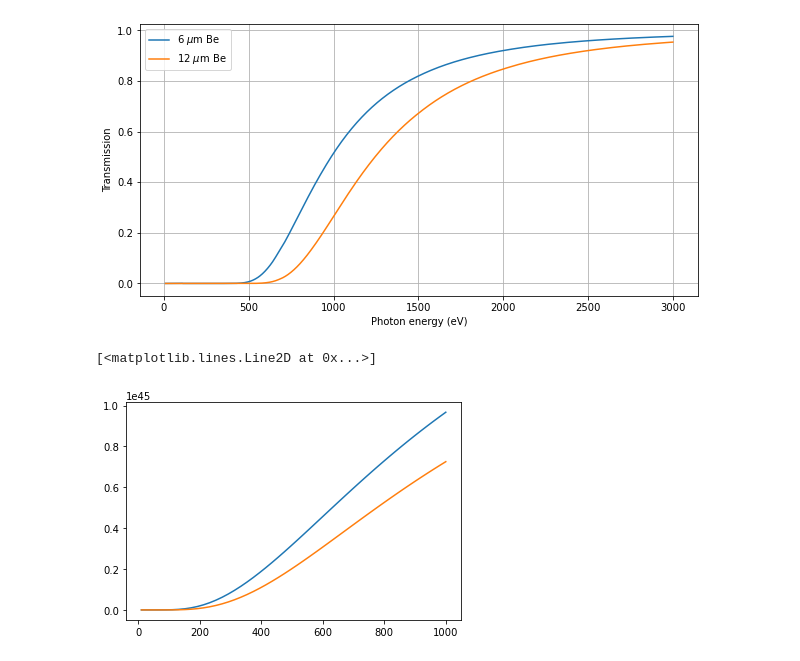
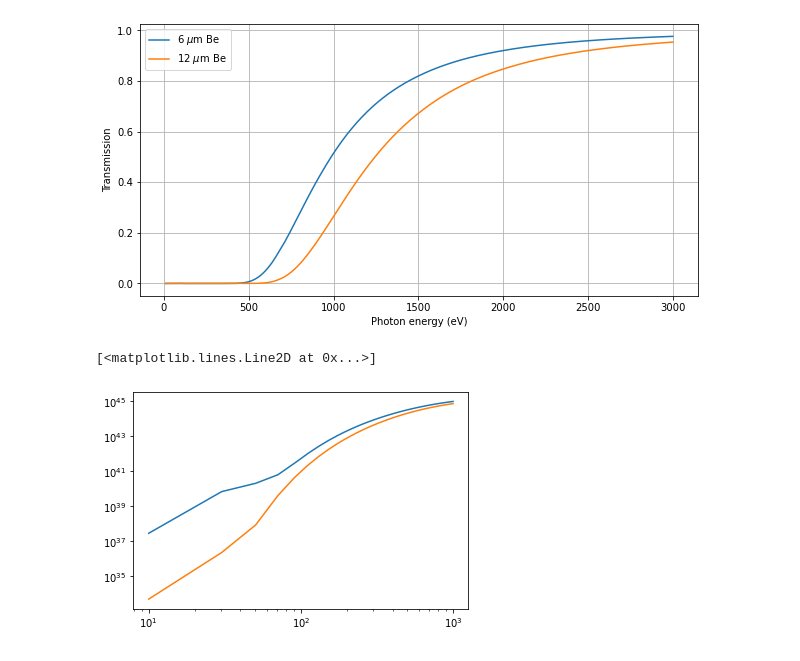
Before and after one commit to vandelij/plasma_diagnostic_hw, a Jupyter notebook: HW3.ipynb, the cells around one changed output. Cells and saved outputs as stored; diff of their text form; code cells hidden in the pictures.

```diff
--- a/HW3.ipynb
+++ b/HW3.ipynb
@@ -26,28 +26,28 @@ plt.legend()
 # %%
 j1d = j_E(E=Egrid, n=1e22, T=20)
 L = 1
 I1d = L*j1d
 n1 = 1e22
 
 def Ni(Earray,T, Warray):
 
     if Earray.shape[0] != Warray.shape[0]:
         print('Error. Earray must have the same shape as Warray')
 
     jarray = j_E(E=Earray, n=n1, T=T)
     return np.trapz(jarray*Warray, Earray)
 
 
 
 Tarray = np.linspace(10, 1000)
 N6array = np.zeros_like(Tarray)
 N12array = np.zeros_like(Tarray)
 
 for i in range(Tarray.shape[0]):
     N6array[i] = Ni(Earray=Egrid, T=Tarray[i], Warray=Be6trans)
     N12array[i] = Ni(Earray=Egrid, T=Tarray[i], Warray=Be12trans)
-plt.plot(Tarray, N6array)
-plt.plot(Tarray, N12array)
+plt.loglog(Tarray, N6array)
+plt.loglog(Tarray, N12array)
 # %% [output]
 [<matplotlib.lines.Line2D at 0x...>]
-[figure, old version]
+[figure, new version]
```
Also changed, not shown: parts of 3 cells of this notebook.
